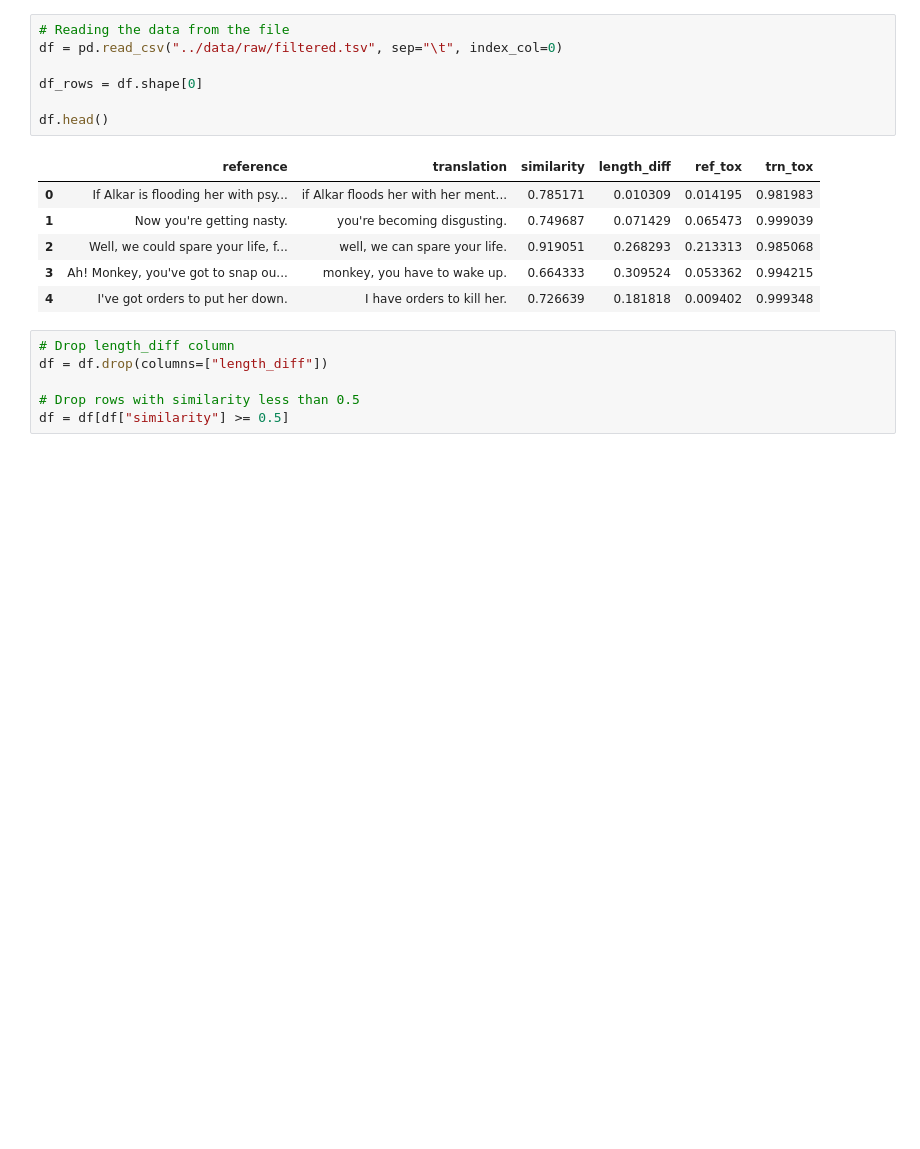
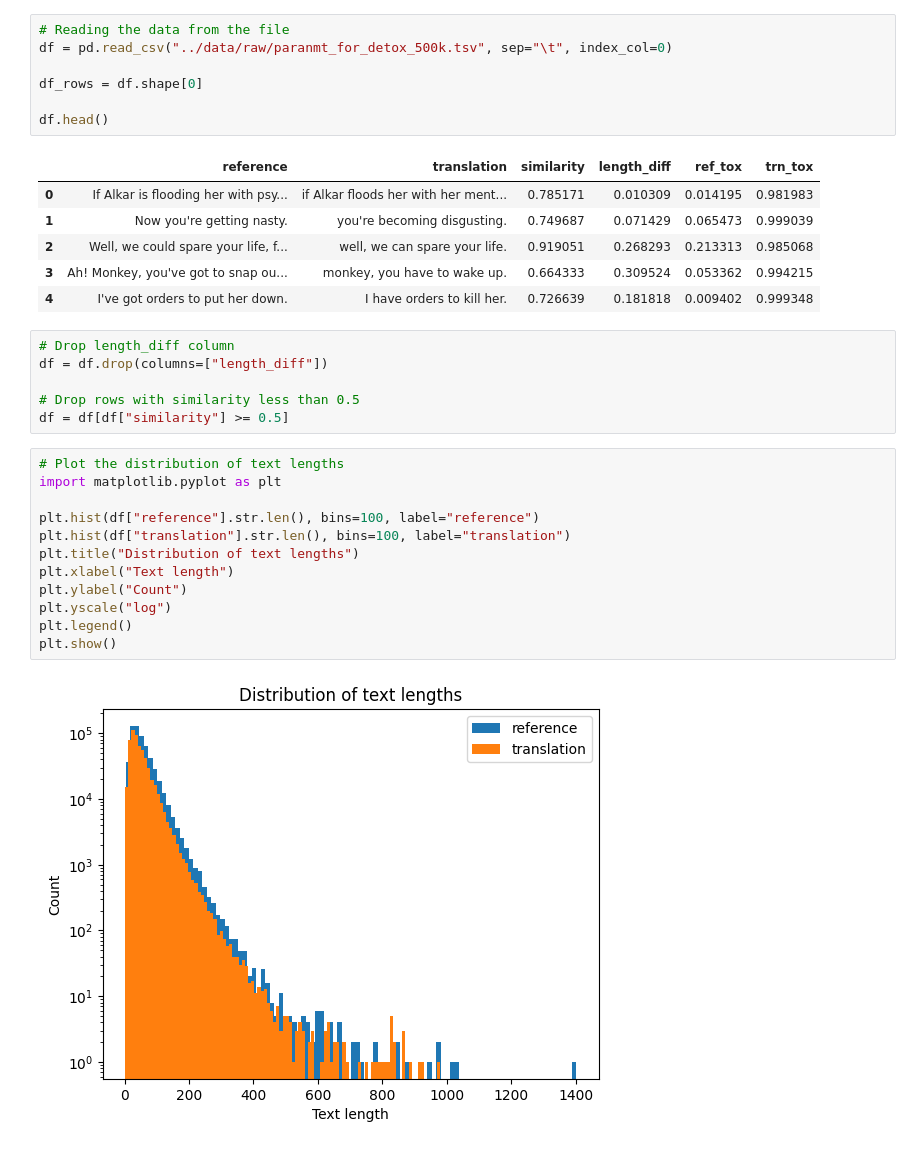
Before and after one commit to danielpancake/text-detox, a Jupyter notebook: notebooks/02-data-preps.ipynb, the cells around one changed output. Drawn from its saved outputs; the diff is of its cells as text; blank space fills up the shorter version.

```diff
--- a/notebooks/02-data-preps.ipynb
+++ b/notebooks/02-data-preps.ipynb
@@ -4,7 +11,7 @@
 import pandas as pd
 # %%
 # Reading the data from the file
-df = pd.read_csv("../data/raw/filtered.tsv", sep="\t", index_col=0)
+df = pd.read_csv("../data/raw/paranmt_for_detox_500k.tsv", sep="\t", index_col=0)
 
 df_rows = df.shape[0]
 
@@ -22,3 +29,17 @@ df = df.drop(columns=["length_diff"])
 
 # Drop rows with similarity less than 0.5
 df = df[df["similarity"] >= 0.5]
+# %%
+# Plot the distribution of text lengths
+import matplotlib.pyplot as plt
+
+plt.hist(df["reference"].str.len(), bins=100, label="reference")
+plt.hist(df["translation"].str.len(), bins=100, label="translation")
+plt.title("Distribution of text lengths")
+plt.xlabel("Text length")
+plt.ylabel("Count")
+plt.yscale("log")
+plt.legend()
+plt.show()
+# %% [output]
+[figure, added]
```
Also changed, not shown: parts of 10 cells of this notebook, 4 other files.
